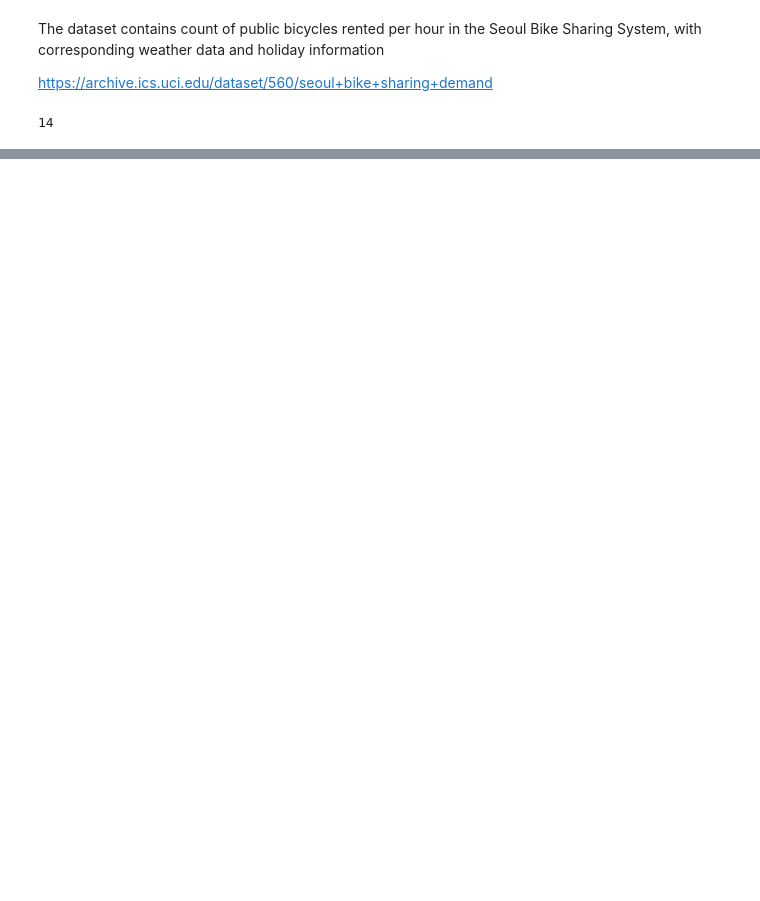
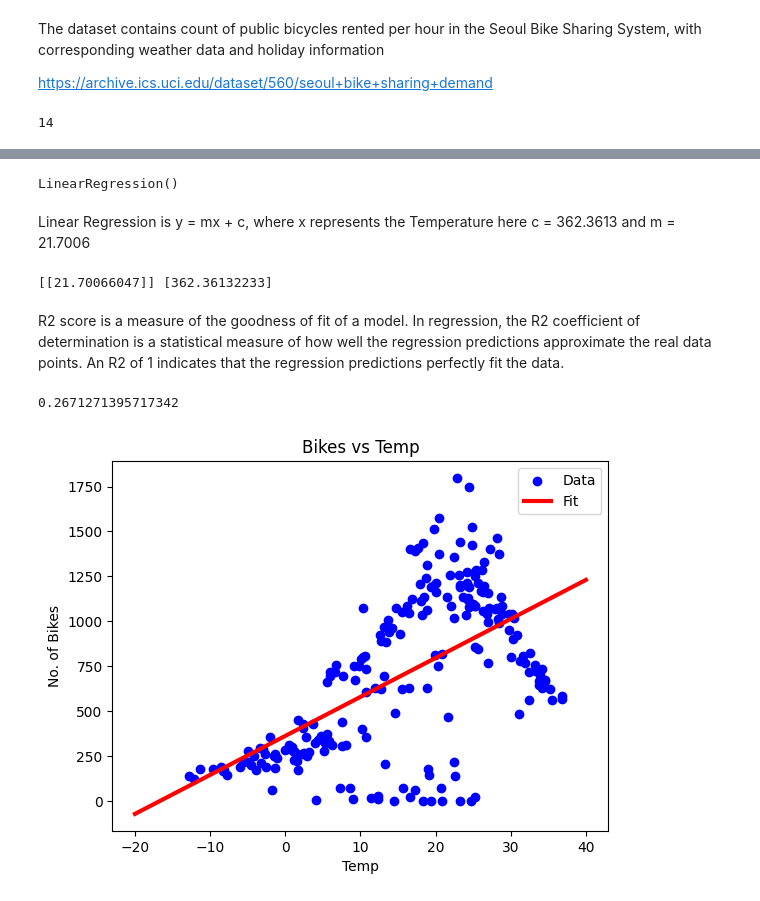
Before and after one commit to sumukhbhat12/Machine-Learning-Course-FreeCodeCamp, a Jupyter notebook: Seoul_Bike_Sharing_Demand_dataset_analysis.ipynb, the cells around one changed output, grey strips where cells are left out. Cells and saved outputs as stored; diff of their text form; code cells hidden in the pictures; blank space fills up the shorter version.

```diff
--- a/Seoul_Bike_Sharing_Demand_dataset_analysis.ipynb
+++ b/Seoul_Bike_Sharing_Demand_dataset_analysis.ipynb
@@ -23,0 +171,3 @@ data = pd.read_csv('/content/SeoulBikeDataNoColHead.csv', names=dataset_cols)
+# %%
+train, valid, test = np.split(data.sample(frac=1), [int(0.6*len(data)), int(0.8*len(data))])
+print(len(train),len(valid),len(test))
@@ -23,0 +178,17 @@ data = pd.read_csv('/content/SeoulBikeDataNoColHead.csv', names=dataset_cols)
+# %%
+def get_xy(dataframe, y_label, x_labels=None):
+  dataframe = copy.deepcopy(dataframe)
+  if x_labels is None:
+    X = dataframe[[c for c in dataframe.columns if c != y_label]].values
+  else:
+    if len(x_labels)==1:
+      X = dataframe[x_labels[0]].values.reshape(-1,1) #convert to 2D
+    else:
+      X = dataframe[x_labels].values
+  y = dataframe[y_label].values.reshape(-1,1)
+  data = np.hstack((X,y))
+  return data,X,y
+# %%
+_, X_train_temp, y_train_temp = get_xy(train, 'Rented Bike count', x_labels=["Temperature"])
+_, X_valid_temp, y_valid_temp = get_xy(valid, 'Rented Bike count', x_labels=["Temperature"])
+_, X_test_temp, y_test_temp = get_xy(test, 'Rented Bike count', x_labels=["Temperature"])
@@ -23,0 +197,30 @@ data = pd.read_csv('/content/SeoulBikeDataNoColHead.csv', names=dataset_cols)
+# %%
+temp_reg = LinearRegression()
+temp_reg.fit(X_train_temp, y_train_temp)
+# %% [output]
+LinearRegression()
+# %% [markdown]
+Linear Regression is y = mx + c, where x represents the Temperature
+here c = 362.3613 and m = 21.7006
+# %%
+print(temp_reg.coef_, temp_reg.intercept_)
+# %% [output]
+[[21.70066047]] [362.36132233]
+# %% [markdown]
+R2 score is a measure of the goodness of fit of a model. In regression, the R2 coefficient of determination is a statistical measure of how well the regression predictions approximate the real data points. An R2 of 1 indicates that the regression predictions perfectly fit the data.
+# %%
+temp_reg.score(X_test_temp, y_test_temp)
+# %% [output]
+0.2671271395717342
+# %%
+plt.scatter(X_train_temp, y_train_temp, label='Data', color='blue')
+x = tf.linspace(-20, 40, 100)   #generates evenly spaced values --> 100 values between -20.0 and 40.0
+#plot the linear regression line in red
+plt.plot(x, temp_reg.predict(np.array(x).reshape(-1,1)), label='Fit', color='red', linewidth=3)
+plt.legend()
+plt.title('Bikes vs Temp')
+plt.ylabel('No. of Bikes')
+plt.xlabel('Temp')
+plt.show()
+# %% [output]
+[figure, added]
```
Also changed, not shown: parts of 23 cells of this notebook.
